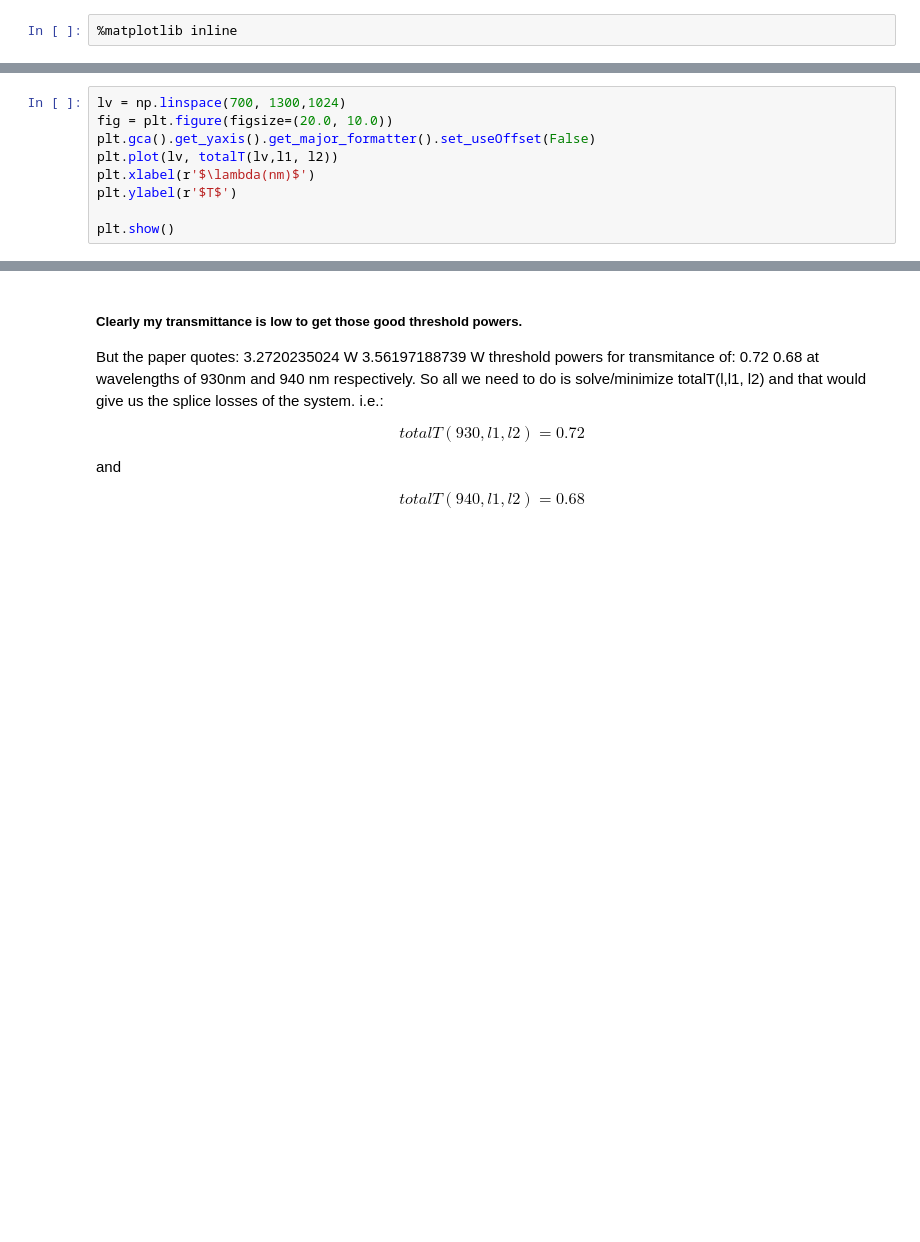
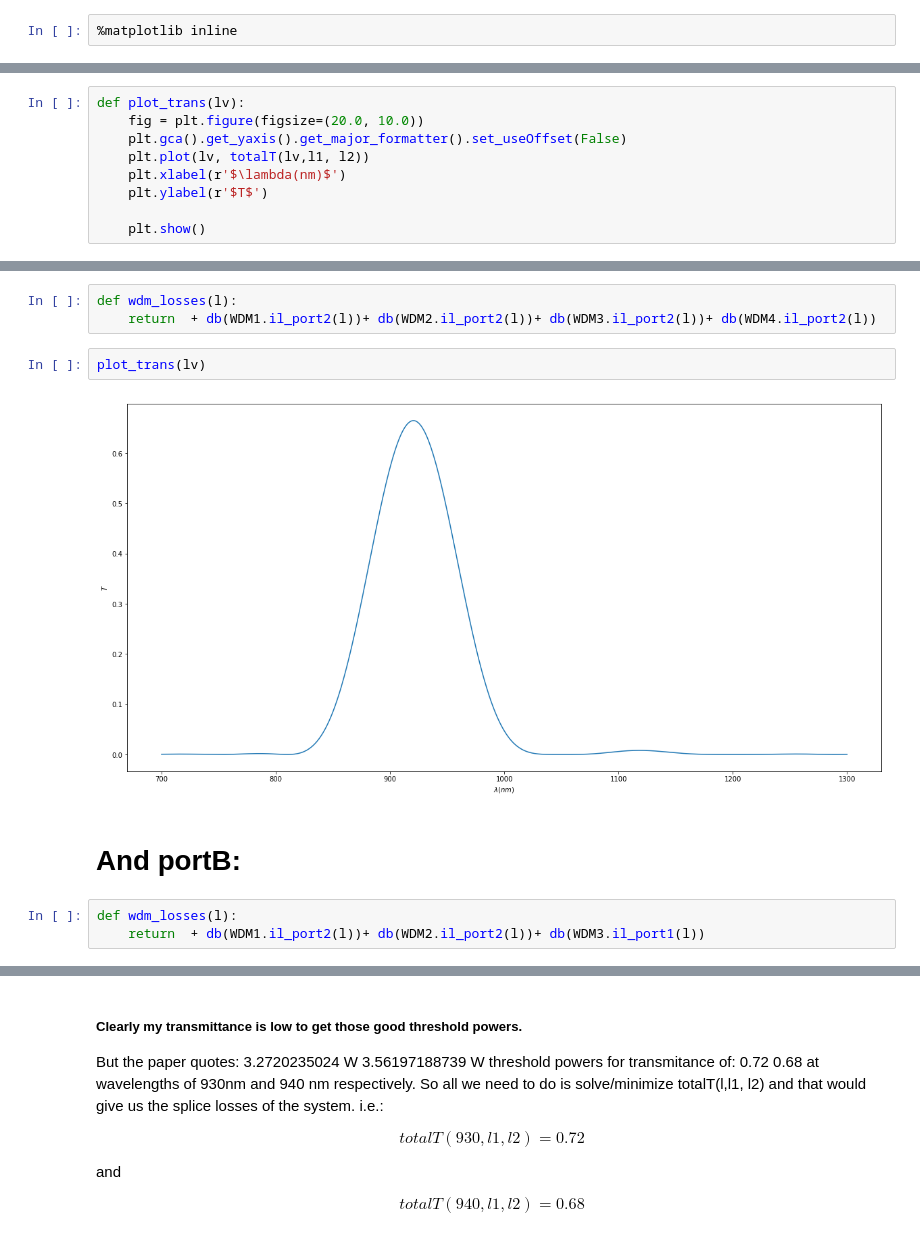
Before and after one commit to ibegleris/w-fopo, a Jupyter notebook: Log_sm-fopo.ipynb, the cells around one changed output, grey strips where cells are left out. Drawn from its saved outputs; the diff is of its cells as text; blank space fills up the shorter version.

```diff
--- a/Log_sm-fopo.ipynb
+++ b/Log_sm-fopo.ipynb
@@ -776,9 +775,9 @@ lv = np.linspace(700, 1300,1024)
 # %%
-lv = np.linspace(700, 1300,1024)
-fig = plt.figure(figsize=(20.0, 10.0))
-plt.gca().get_yaxis().get_major_formatter().set_useOffset(False)
-plt.plot(lv, totalT(lv,l1, l2))
-plt.xlabel(r'$\lambda(nm)$')
-plt.ylabel(r'$T$')
+def plot_trans(lv):
+    fig = plt.figure(figsize=(20.0, 10.0))
+    plt.gca().get_yaxis().get_major_formatter().set_useOffset(False)
+    plt.plot(lv, totalT(lv,l1, l2))
+    plt.xlabel(r'$\lambda(nm)$')
+    plt.ylabel(r'$T$')
 
-plt.show()
+    plt.show()
@@ -786,0 +791,12 @@ plt.show()
+# %%
+def wdm_losses(l):
+    return  + db(WDM1.il_port2(l))+ db(WDM2.il_port2(l))+ db(WDM3.il_port2(l))+ db(WDM4.il_port2(l))
+# %%
+plot_trans(lv)
+# %% [output]
+[figure, added]
+# %% [markdown]
+# And portB:
+# %%
+def wdm_losses(l):
+    return  + db(WDM1.il_port2(l))+ db(WDM2.il_port2(l))+ db(WDM3.il_port1(l))
```
Also changed, not shown: parts of 27 cells of this notebook, 19 other files.
